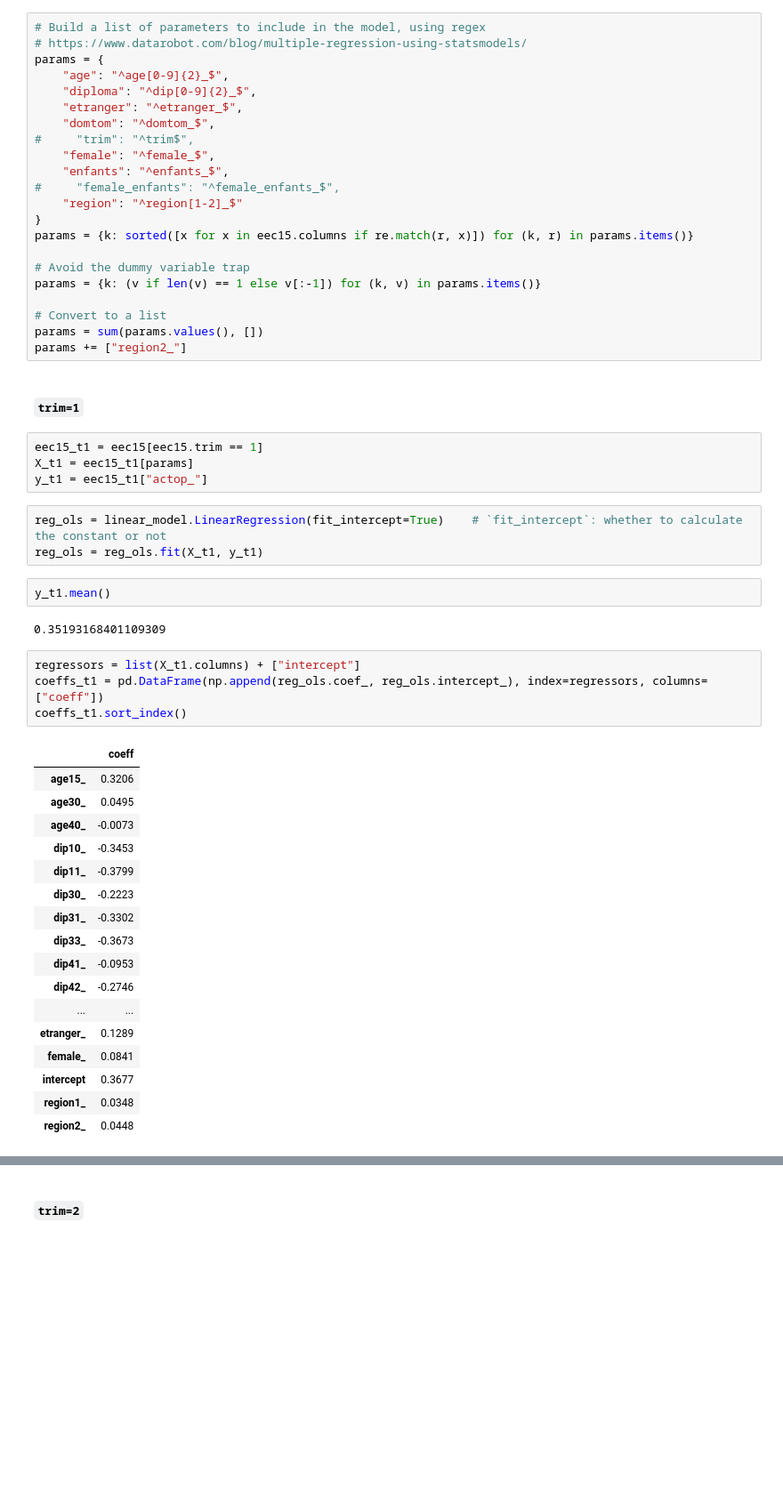
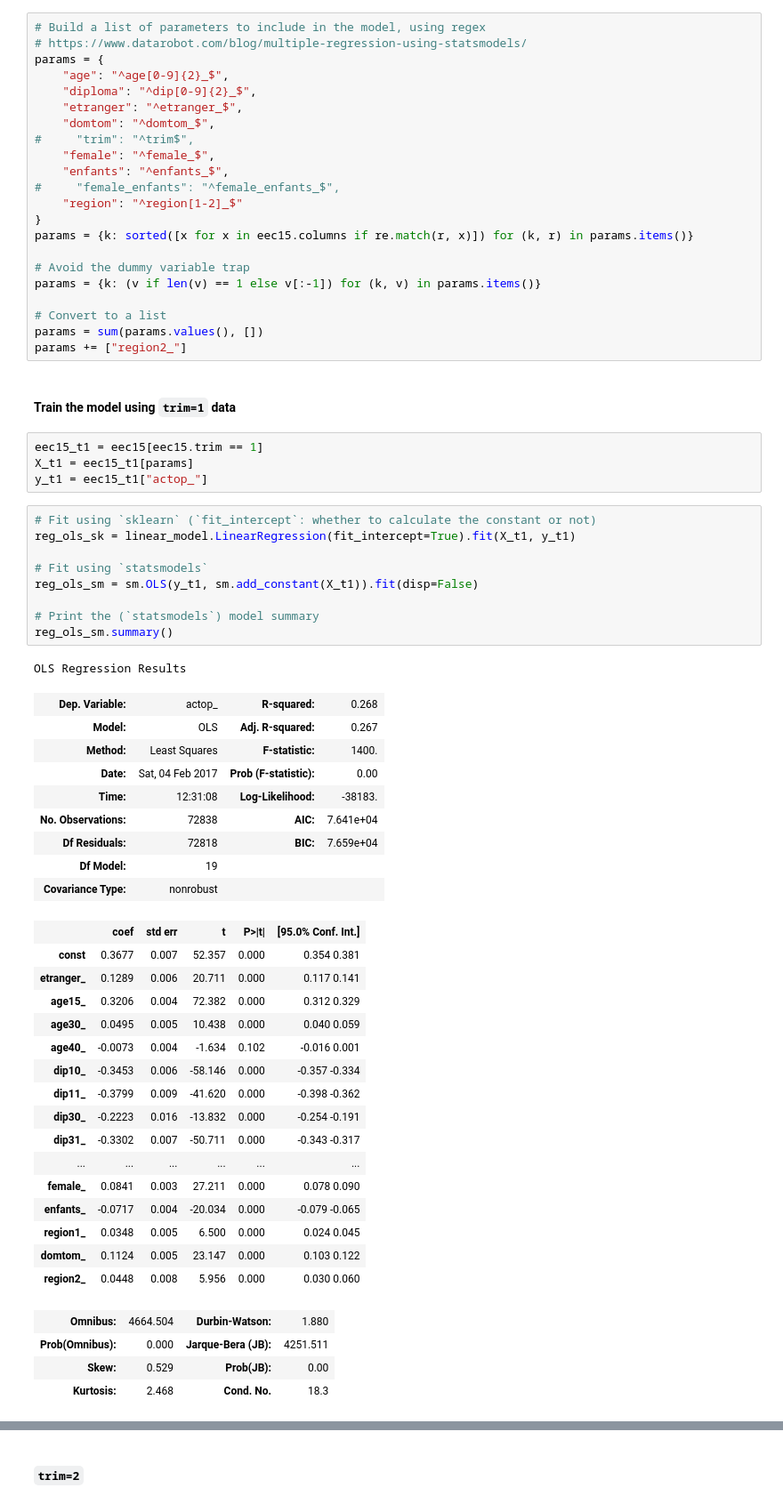
Before and after one commit to ncocacola/econml, a Jupyter notebook: python/02_linear_regressions.ipynb, the cells around one changed output, grey strips where cells are left out. Shown at 89% size. Cells and saved outputs as stored; diff of their text form; blank space fills up the shorter version.

```diff
--- a/python/02_linear_regressions.ipynb
+++ b/python/02_linear_regressions.ipynb
@@ -89,37 +93,48 @@ params = {k: (v if len(v) == 1 else v[:-1]) for (k, v) in params.items()}
 params = sum(params.values(), [])
 params += ["region2_"]
 # %% [markdown]
-#### `trim=1`
+#### Train the model using `trim=1` data
 # %%
 eec15_t1 = eec15[eec15.trim == 1]
 X_t1 = eec15_t1[params]
 y_t1 = eec15_t1["actop_"]
-# %%
-reg_ols = linear_model.LinearRegression(fit_intercept=True)    # `fit_intercept`: whether to calculate the constant or not
-reg_ols = reg_ols.fit(X_t1, y_t1)
-# %%
-y_t1.mean()
-# %% [output]
-0.35193168401109309
-# %%
-regressors = list(X_t1.columns) + ["intercept"]
-coeffs_t1 = pd.DataFrame(np.append(reg_ols.coef_, reg_ols.intercept_), index=regressors, columns=["coeff"])
-coeffs_t1.sort_index()
-# %% [output]
-|  | coeff |
-| age15_ | 0.3206 |
-| age30_ | 0.0495 |
-| age40_ | -0.0073 |
-| dip10_ | -0.3453 |
-| dip11_ | -0.3799 |
-| dip30_ | -0.2223 |
-| dip31_ | -0.3302 |
-| dip33_ | -0.3673 |
-| dip41_ | -0.0953 |
-| dip42_ | -0.2746 |
-| ... | ... |
-| etranger_ | 0.1289 |
-| female_ | 0.0841 |
-| intercept | 0.3677 |
-| region1_ | 0.0348 |
-| region2_ | 0.0448 |
+# %%
+# Fit using `sklearn` (`fit_intercept`: whether to calculate the constant or not)
+reg_ols_sk = linear_model.LinearRegression(fit_intercept=True).fit(X_t1, y_t1)
+
+# Fit using `statsmodels`
+reg_ols_sm = sm.OLS(y_t1, sm.add_constant(X_t1)).fit(disp=False)
+
+# Print the (`statsmodels`) model summary
+reg_ols_sm.summary()
+# %% [output]
+OLS Regression Results
+| Dep. Variable: | actop_ | R-squared: | 0.268 |
+| Model: | OLS | Adj. R-squared: | 0.267 |
+| Method: | Least Squares | F-statistic: | 1400. |
+| Date: | Sat, 04 Feb 2017 | Prob (F-statistic): | 0.00 |
+| Time: | 12:31:08 | Log-Likelihood: | -38183. |
+| No. Observations: | 72838 | AIC: | 7.641e+04 |
+| Df Residuals: | 72818 | BIC: | 7.659e+04 |
+| Df Model: | 19 |  |  |
+| Covariance Type: | nonrobust |  |  |
+|  | coef | std err | t | P>|t| | [95.0% Conf. Int.] |
+| const | 0.3677 | 0.007 | 52.357 | 0.000 | 0.354 0.381 |
+| etranger_ | 0.1289 | 0.006 | 20.711 | 0.000 | 0.117 0.141 |
+| age15_ | 0.3206 | 0.004 | 72.382 | 0.000 | 0.312 0.329 |
+| age30_ | 0.0495 | 0.005 | 10.438 | 0.000 | 0.040 0.059 |
+| age40_ | -0.0073 | 0.004 | -1.634 | 0.102 | -0.016 0.001 |
+| dip10_ | -0.3453 | 0.006 | -58.146 | 0.000 | -0.357 -0.334 |
+| dip11_ | -0.3799 | 0.009 | -41.620 | 0.000 | -0.398 -0.362 |
+| dip30_ | -0.2223 | 0.016 | -13.832 | 0.000 | -0.254 -0.191 |
+| dip31_ | -0.3302 | 0.007 | -50.711 | 0.000 | -0.343 -0.317 |
+| ... | ... | ... | ... | ... | ... |
+| female_ | 0.0841 | 0.003 | 27.211 | 0.000 | 0.078 0.090 |
+| enfants_ | -0.0717 | 0.004 | -20.034 | 0.000 | -0.079 -0.065 |
+| region1_ | 0.0348 | 0.005 | 6.500 | 0.000 | 0.024 0.045 |
+| domtom_ | 0.1124 | 0.005 | 23.147 | 0.000 | 0.103 0.122 |
+| region2_ | 0.0448 | 0.008 | 5.956 | 0.000 | 0.030 0.060 |
+| Omnibus: | 4664.504 | Durbin-Watson: | 1.880 |
+| Prob(Omnibus): | 0.000 | Jarque-Bera (JB): | 4251.511 |
+| Skew: | 0.529 | Prob(JB): | 0.00 |
+| Kurtosis: | 2.468 | Cond. No. | 18.3 |
```
Also changed, not shown: parts of 3 cells of this notebook.
